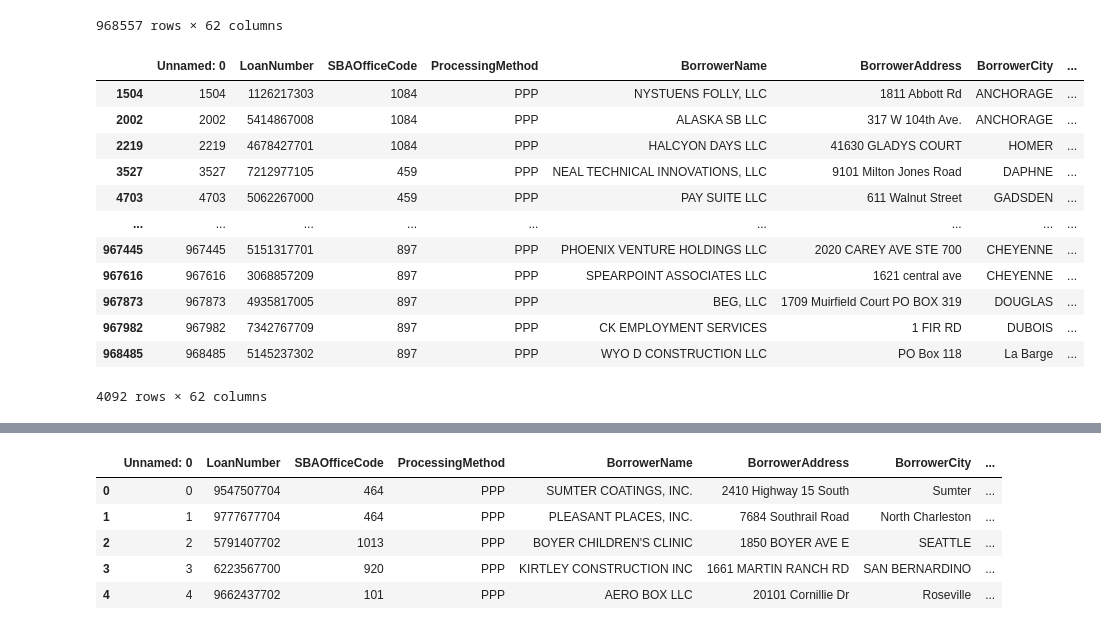
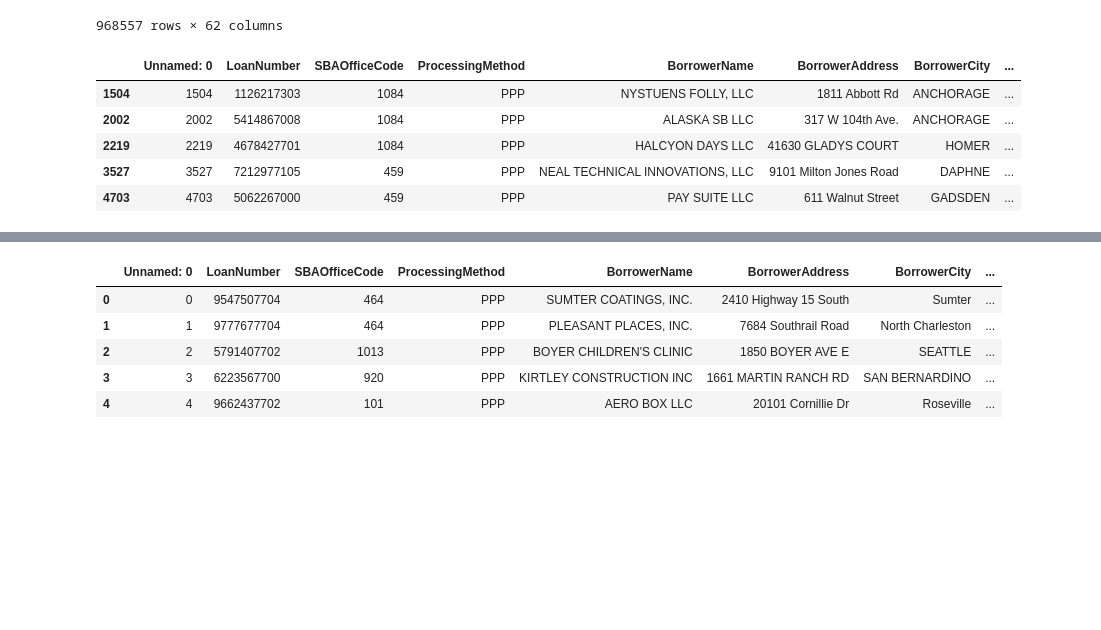
Before and after one commit to cspence001/mapdata_finalization_notebooks, a Jupyter notebook: main_label_pipe.ipynb, the cells around one changed output, grey strips where cells are left out. Cells and saved outputs as stored; diff of their text form; code cells hidden in the pictures; blank space fills up the shorter version.

```diff
--- a/main_label_pipe.ipynb
+++ b/main_label_pipe.ipynb
@@ -282,6 +387,6 @@ naics_full
 # %%
-ppp_df = ppp_df.merge(naics_full, on="NAICSCode", how="left")
-ppp_df #6632
+ppp_df_merge = ppp_df.merge(naics_full, on="NAICSCode", how="left")
+ppp_df_merge #6632
 # %% [output]
 |  | Unnamed: 0 | LoanNumber | SBAOfficeCode | ProcessingMethod | BorrowerName | BorrowerAddress | BorrowerCity | ... |
 | 0 | 0 | 9547507704 | 464 | PPP | SUMTER COATINGS, INC. | 2410 Highway 15 South | Sumter | ... |
@@ -299,11 +437,14 @@ ppp_df #6632
 # %% [markdown]
 <b>NAICS Formatting
+# %%
+ppp_df= ppp_df_merge
 # %%
-ppp_df["NAICSCode"] = ppp_df["NAICSCode"].fillna(0).astype(np.int64).astype(str)
+#ppp_df["NAICSCode"] = ppp_df["NAICSCode"].fillna(0).astype(np.int64).astype(str)
 ppp_df["NA"] = ppp_df["NA"].fillna(0).astype(np.int64).astype(str)
 ppp_df["4DigitNAICS"] = ppp_df["4DigitNAICS"].fillna(0).astype(np.int64).astype(str).str[:4]
 ppp_df["Industry"] = ppp_df["Industry"].fillna("Not Available")
 ppp_df["IndustrySubsector"] = ppp_df["IndustrySubsector"].fillna("Not Available")
+ppp_df["LongName"] = ppp_df["IndustrySubsector"].fillna("Not Available")
 ppp_df
 # %% [output]
 |  | Unnamed: 0 | LoanNumber | SBAOfficeCode | ProcessingMethod | BorrowerName | BorrowerAddress | BorrowerCity | ... |
@@ -322,8 +474,8 @@ ppp_df
 # %%
-ppp_df.loc[ppp_df["NAICSCode"] == '999990', 'Industry'] = 'Nonclassifiable Establishments'
-ppp_df.loc[ppp_df["NAICSCode"] == '999990', 'IndustrySubsector'] = 'Nonclassifiable Establishments'
-ppp_df.loc[ppp_df["NAICSCode"] == '999990', 'NA'] = 99
-ppp_df.loc[ppp_df["NAICSCode"] == '999990', '4DigitNAICS'] = 9900
+ppp_df.loc[ppp_df["NAICSCode"] == 999990, 'Industry'] = 'Nonclassifiable Establishments'
+ppp_df.loc[ppp_df["NAICSCode"] == 999990, 'IndustrySubsector'] = 'Nonclassifiable Establishments'
+ppp_df.loc[ppp_df["NAICSCode"] == 999990, 'NA'] = 99
+ppp_df.loc[ppp_df["NAICSCode"] == 999990, '4DigitNAICS'] = 9999
 ppp_df
 # %% [output]
 |  | Unnamed: 0 | LoanNumber | SBAOfficeCode | ProcessingMethod | BorrowerName | BorrowerAddress | BorrowerCity | ... |
@@ -340,19 +492,12 @@ ppp_df
 | 968556 | 968556 | 9184687004 | 897 | PPP | S & S JOHNSON ENTERPRISES INC | 7342 Granite Loop Rd | TETON VILLAGE | ... |
 968557 rows × 62 columns
 # %%
-ppp_df.loc[ppp_df["NAICSCode"] == '999990']
+ppp_df.loc[ppp_df["NAICSCode"] == 999990].head()#4092
 # %% [output]
 |  | Unnamed: 0 | LoanNumber | SBAOfficeCode | ProcessingMethod | BorrowerName | BorrowerAddress | BorrowerCity | ... |
 | 1504 | 1504 | 1126217303 | 1084 | PPP | NYSTUENS FOLLY, LLC | 1811 Abbott Rd | ANCHORAGE | ... |
 | 2002 | 2002 | 5414867008 | 1084 | PPP | ALASKA SB LLC | 317 W 104th Ave. | ANCHORAGE | ... |
 | 2219 | 2219 | 4678427701 | 1084 | PPP | HALCYON DAYS LLC | 41630 GLADYS COURT | HOMER | ... |
 | 3527 | 3527 | 7212977105 | 459 | PPP | NEAL TECHNICAL INNOVATIONS, LLC | 9101 Milton Jones Road | DAPHNE | ... |
 | 4703 | 4703 | 5062267000 | 459 | PPP | PAY SUITE LLC | 611 Walnut Street | GADSDEN | ... |
-| ... | ... | ... | ... | ... | ... | ... | ... | ... |
-| 967445 | 967445 | 5151317701 | 897 | PPP | PHOENIX VENTURE HOLDINGS LLC | 2020 CAREY AVE STE 700 | CHEYENNE | ... |
-| 967616 | 967616 | 3068857209 | 897 | PPP | SPEARPOINT ASSOCIATES LLC | 1621 central ave | CHEYENNE | ... |
-| 967873 | 967873 | 4935817005 | 897 | PPP | BEG, LLC | 1709 Muirfield Court PO BOX 319 | DOUGLAS | ... |
-| 967982 | 967982 | 7342767709 | 897 | PPP | CK EMPLOYMENT SERVICES | 1 FIR RD | DUBOIS | ... |
-| 968485 | 968485 | 5145237302 | 897 | PPP | WYO D CONSTRUCTION LLC | PO Box 118 | La Barge | ... |
-4092 rows × 62 columns
 # %%
```
Also changed, not shown: parts of 26 cells of this notebook, 5 other files.
